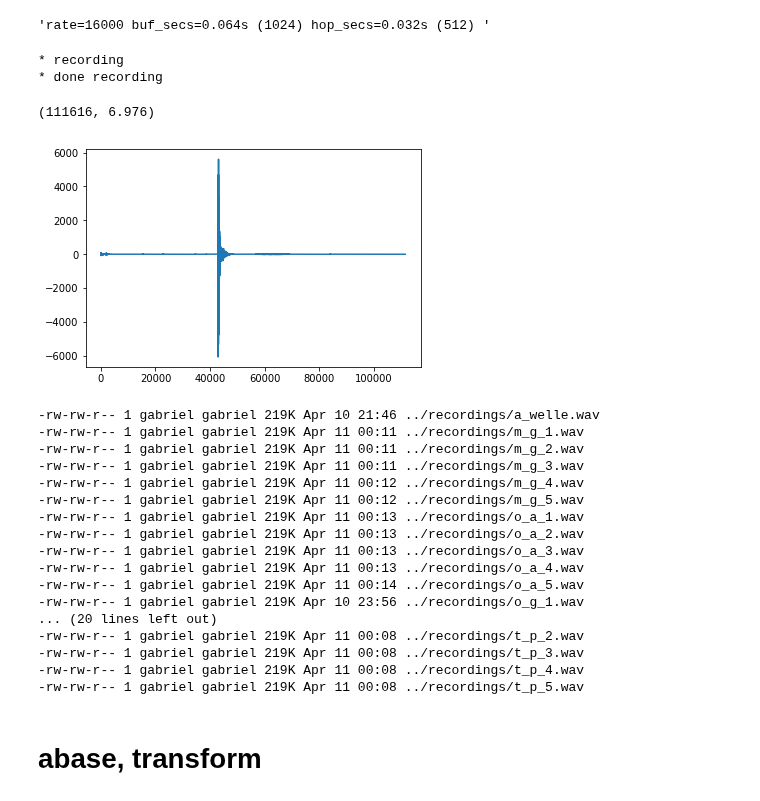
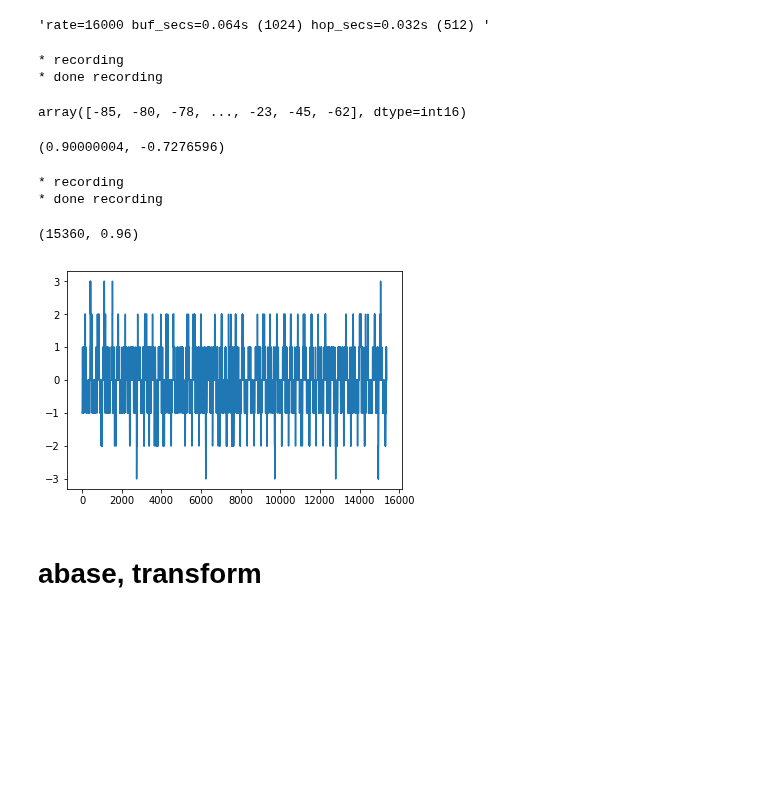
Before and after one commit to nuru-nu/moyo, a Jupyter notebook: notebooks/audio.ipynb, the cells around one changed output. Cells and saved outputs as stored; diff of their text form; code cells hidden in the pictures; blank space fills up the shorter version.

```diff
--- a/notebooks/audio.ipynb
+++ b/notebooks/audio.ipynb
@@ -48,7 +54,7 @@ device_index=3 "Multi-Output Device", input=0, output=2
 # %% [markdown]
 # record
 # %%
-audio_interface = audio.AudioInterface(input_channels=1, output_channels=1)
+audio_interface = audio.AudioInterface(input=1, output=1)
 settings.to_string()
 # %% [output]
 'rate=16000 buf_secs=0.064s (1024) hop_secs=0.032s (512) '
@@ -54,0 +63,6 @@ settings.to_string()
+# %%
+ai0.record(secs=1)
+# %% [output]
+* recording
+* done recording
+array([-85, -80, -78, ..., -23, -45, -62], dtype=int16)
@@ -54,0 +76,6 @@ settings.to_string()
+# %%
+compressed = util.int16_to_float(data)
+compressed *= 0.9 / max(compressed.max(), -compressed.min())
+compressed.max(), compressed.min()
+# %% [output]
+(0.90000004, -0.7276596)
@@ -55,10 +84,10 @@ settings.to_string()
 # %%
 # record ...
-data = audio_interface.record(secs=7)
+data = audio_interface.record(secs=1)
 plt.plot(data)
 len(data), len(data)/settings.rate
 # %% [output]
 * recording
 * done recording
-(111616, 6.976)
+(15360, 0.96)
-[figure, old version]
+[figure, new version]
@@ -66,24 +97,6 @@ len(data), len(data)/settings.rate
 # store recording...
 scipy.io.wavfile.write('../recordings/t_a_5.wav', rate, data)
 # !ls -lh ../recordings/*
-# %% [output]
--rw-rw-r-- 1 gabriel gabriel 219K Apr 10 21:46 ../recordings/a_welle.wav
--rw-rw-r-- 1 gabriel gabriel 219K Apr 11 00:11 ../recordings/m_g_1.wav
--rw-rw-r-- 1 gabriel gabriel 219K Apr 11 00:11 ../recordings/m_g_2.wav
--rw-rw-r-- 1 gabriel gabriel 219K Apr 11 00:11 ../recordings/m_g_3.wav
--rw-rw-r-- 1 gabriel gabriel 219K Apr 11 00:12 ../recordings/m_g_4.wav
--rw-rw-r-- 1 gabriel gabriel 219K Apr 11 00:12 ../recordings/m_g_5.wav
--rw-rw-r-- 1 gabriel gabriel 219K Apr 11 00:13 ../recordings/o_a_1.wav
--rw-rw-r-- 1 gabriel gabriel 219K Apr 11 00:13 ../recordings/o_a_2.wav
--rw-rw-r-- 1 gabriel gabriel 219K Apr 11 00:13 ../recordings/o_a_3.wav
--rw-rw-r-- 1 gabriel gabriel 219K Apr 11 00:13 ../recordings/o_a_4.wav
--rw-rw-r-- 1 gabriel gabriel 219K Apr 11 00:14 ../recordings/o_a_5.wav
--rw-rw-r-- 1 gabriel gabriel 219K Apr 10 23:56 ../recordings/o_g_1.wav
-... (20 lines left out)
--rw-rw-r-- 1 gabriel gabriel 219K Apr 11 00:08 ../recordings/t_p_2.wav
--rw-rw-r-- 1 gabriel gabriel 219K Apr 11 00:08 ../recordings/t_p_3.wav
--rw-rw-r-- 1 gabriel gabriel 219K Apr 11 00:08 ../recordings/t_p_4.wav
--rw-rw-r-- 1 gabriel gabriel 219K Apr 11 00:08 ../recordings/t_p_5.wav
 # %%
 p = pyaudio.PyAudio()
 pyaudio.Stream()
```
Also changed, not shown: parts of 29 cells of this notebook, 6 other files.
